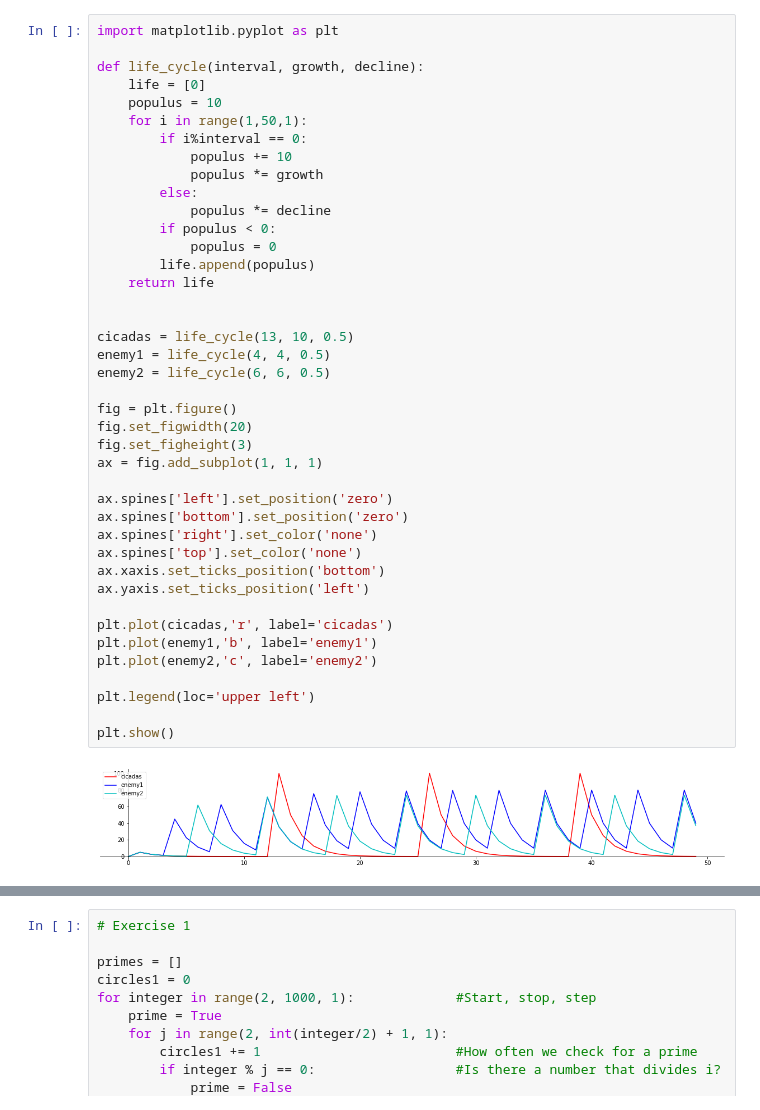
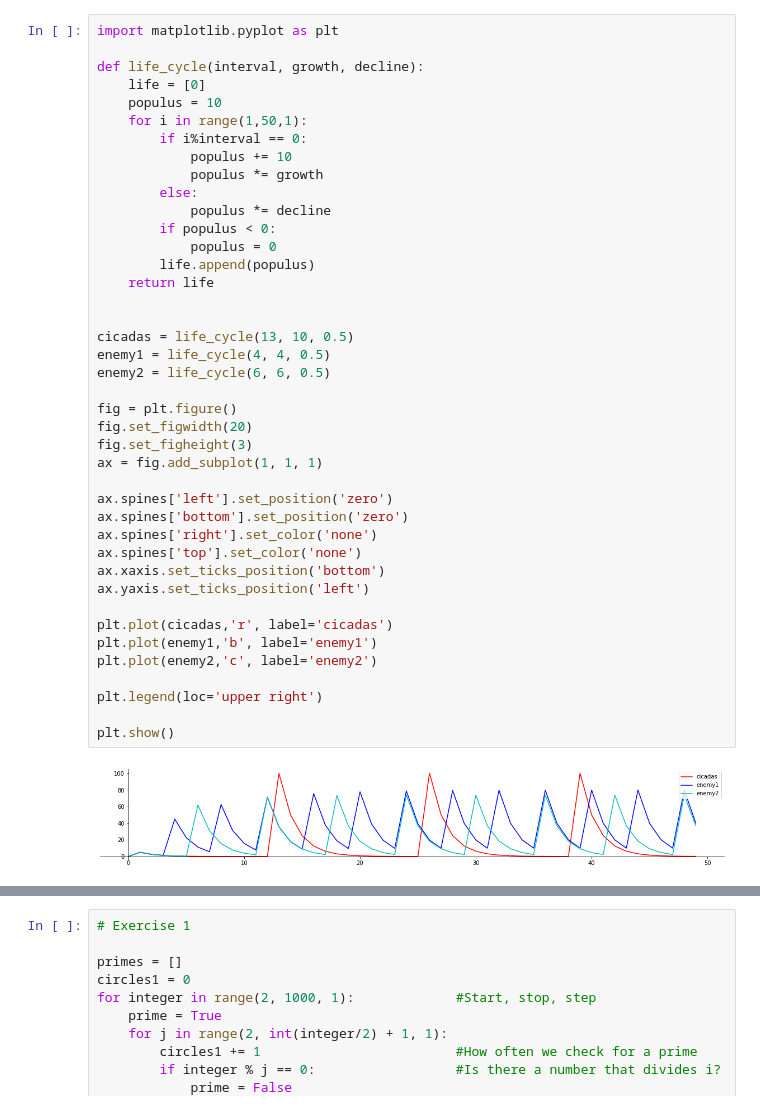
Before and after one commit to Baumwolle25/AM-FolgenUndWarscheinlichkeiten, a Jupyter notebook: Project 1 - restructured.ipynb, the cells around one changed output, grey strips where cells are left out. Cells and saved outputs as stored; diff of their text form.

```diff
--- a/Project 1 - restructured.ipynb
+++ b/Project 1 - restructured.ipynb
@@ -54,35 +54,35 @@ def life_cycle(interval, growth, decline):
             populus *= decline
         if populus < 0:
             populus = 0
         life.append(populus)
     return life
 
 
 cicadas = life_cycle(13, 10, 0.5)
 enemy1 = life_cycle(4, 4, 0.5)
 enemy2 = life_cycle(6, 6, 0.5)
 
 fig = plt.figure()
 fig.set_figwidth(20)
 fig.set_figheight(3)
 ax = fig.add_subplot(1, 1, 1)
 
 ax.spines['left'].set_position('zero')
 ax.spines['bottom'].set_position('zero')
 ax.spines['right'].set_color('none')
 ax.spines['top'].set_color('none')
 ax.xaxis.set_ticks_position('bottom')
 ax.yaxis.set_ticks_position('left')
 
 plt.plot(cicadas,'r', label='cicadas')
 plt.plot(enemy1,'b', label='enemy1')
 plt.plot(enemy2,'c', label='enemy2')
 
-plt.legend(loc='upper left')
+plt.legend(loc='upper right')
 
 plt.show()
 # %% [output]
-[figure, old version]
+[figure, new version]
 # %% [markdown]
 Singing cicadas live in the United States and only mate every 13 or 17 years. For example, the American Magicicada septendecim only leaves its underground hiding place after exactly 17 years in order to reproduce within a period of about three weeks. The larvae that hatch from the eggs live underground until they crawl to the surface of the earth almost on the same day in 17 years. A Chilean-German research team has found out why it only crawls out of its underground hiding place after 17 years. 13 and 17 are prime numbers. Since their enemies and competitors usually live in 2, 4 or 6 year rhythms, _the_ _cicadas_ _can_ _increase_ _their_ _chances_ _of_ _survival_ _by_ _reproducing_ _in_ _the_ _“low_ _birth”_ _cohorts_ _of_ _their_ _predators._
 
```
Also changed, not shown: parts of 8 cells of this notebook, 1 other file.
